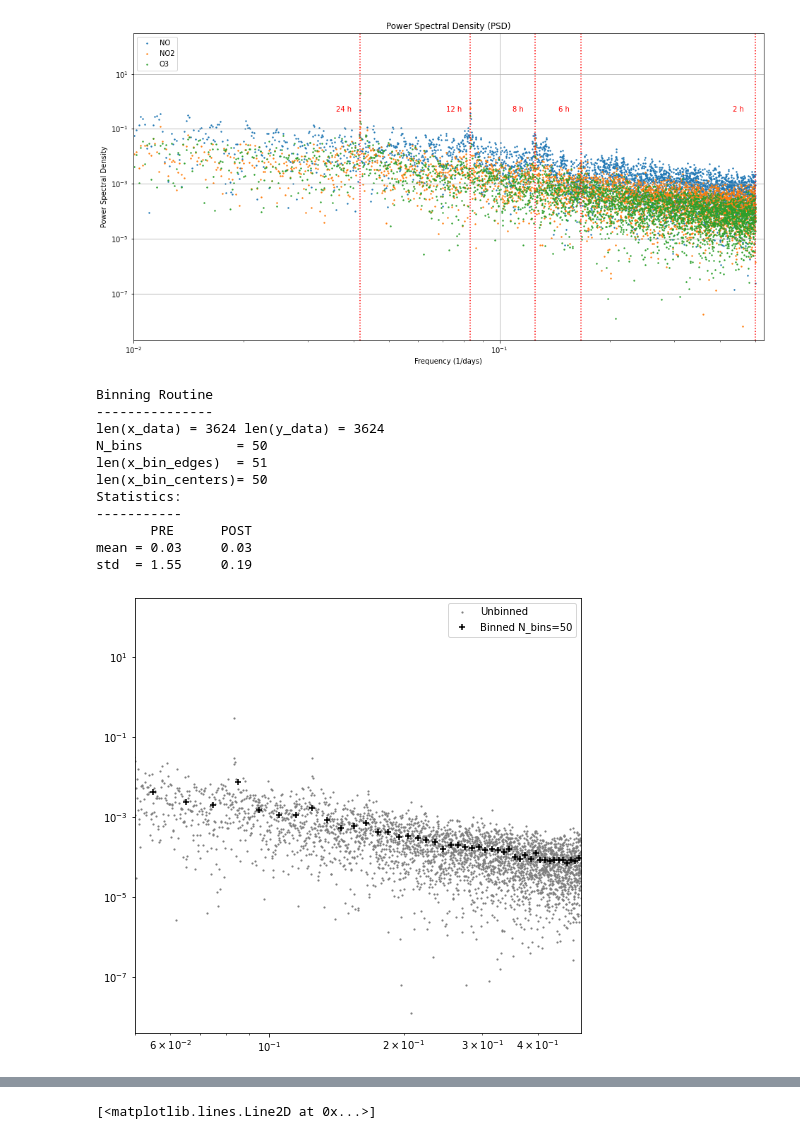
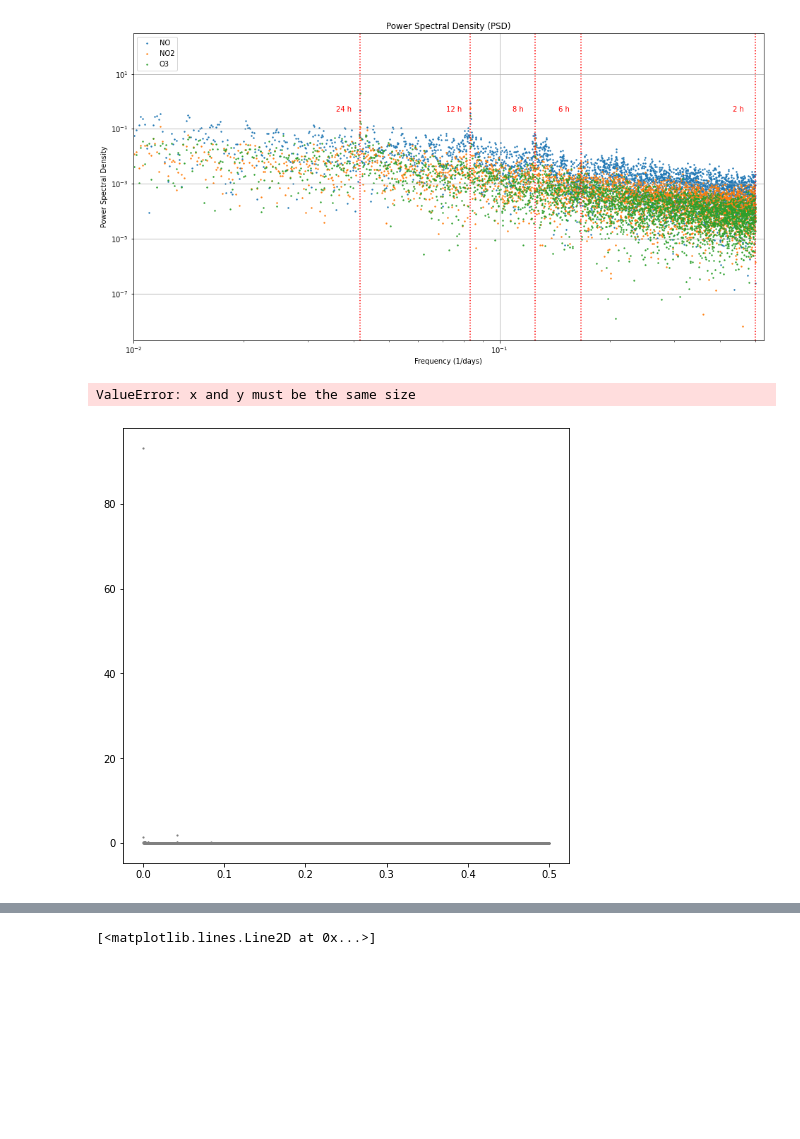
Before and after one commit to nx1/clear_skies, a Jupyter notebook: notebooks/exploratory.ipynb, the cells around one changed output, grey strips where cells are left out. Saved outputs shown, nothing was run; the diff lists cells and outputs as text; code cells hidden in the pictures; blank space fills up the shorter version.

```diff
--- a/notebooks/exploratory.ipynb
+++ b/notebooks/exploratory.ipynb
@@ -167,50 +162,41 @@ freqs_binned, psd_binned = bin_data(freqs, psd, N_bins=100)
 # %%
 def bin_data(x_data, y_data, N_bins=100):
-    print('Binning Routine')
-    print('---------------')
-    print(f'len(x_data) = {len(x_data)} len(y_data) = {len(y_data)}')
-    print(f'N_bins            = {N_bins}')
+    """
+    Bins the x-y data into a specified number of bins and calculates the mean value of y-data in each bin.
+
+    Parameters:
+        x_data (array-like): The x-values of the data to be binned.
+        y_data (array-like): The y-values of the data to be binned.
+        N_bins (int, optional): The number of bins to create. Default is 100.
+
+    Returns:
+        x_data_binned (array-like): The x-values at the center of each bin.
+        y_data_binned (array-like): The mean value of y-data in each bin.
+
+    Notes:
+        This function bins the x-y data into N_bins equal-width bins and calculates the mean value of y-data in each bin.
+        The bin edges are determined based on the range of x_data.
+        The function does not take into account uncertainties or weighted averaging in the binning process.
+    """
     x_bin_edges = np.linspace(min(x_data), max(x_data), N_bins+1)  # Define 3 bins (4 edges)
     x_bin_centers = 0.5 * (x_bin_edges[1:] + x_bin_edges[:-1])
     x_bin_indices = np.digitize(x_data, x_bin_edges)
     bin_means = [y_data[x_bin_indices == i].mean() for i in range(1, N_bins+1)]
 
-    print(f'len(x_bin_edges)  = {len(x_bin_edges)}')
-    print(f'len(x_bin_centers)= {len(x_bin_centers)}')
-
     x_data_binned = x_bin_centers
     y_data_binned = bin_means
-
-    print('Statistics:')
-    print('-----------')
-    print(f'       PRE      POST')
-    print(f'mean = {np.mean(y_data):.2f}     {np.mean(bin_means):.2f}')
-    print(f'std  = {np.std(y_data):.2f}     {np.std(bin_means):.2f}')
-
-
-
     return x_data_binned, y_data_binned
 
-N_bins = 50
+N_bins = 100
 freqs_binned, psd_binned = bin_data(freqs, psd, N_bins=N_bins)
 
 plt.figure(figsize=(8,8))
 plt.scatter(freqs, psd, s=5, marker='.',color='grey', label='Unbinned')
-plt.scatter(freqs_binned, psd_binned, s=30, color='black', marker='+', label=f'Binned N_bins={N_bins}')
+plt.scatter(ydata, psd_binned, s=30, color='black', marker='+', label=f'Binned N_bins={N_bins}')
 plt.legend()
 plt.loglog()
 plt.xlim(0.5e-1, max(freqs))
 plt.show()
 # %% [output]
-Binning Routine
----------------
-len(x_data) = 3624 len(y_data) = 3624
-N_bins            = 50
-len(x_bin_edges)  = 51
-len(x_bin_centers)= 50
-Statistics:
------------
-       PRE      POST
-mean = 0.03     0.03
-std  = 1.55     0.19
+ValueError: x and y must be the same size
-[figure, old version]
+[figure, new version]
```
Also changed, not shown: parts of 13 cells of this notebook, 4 other files.
